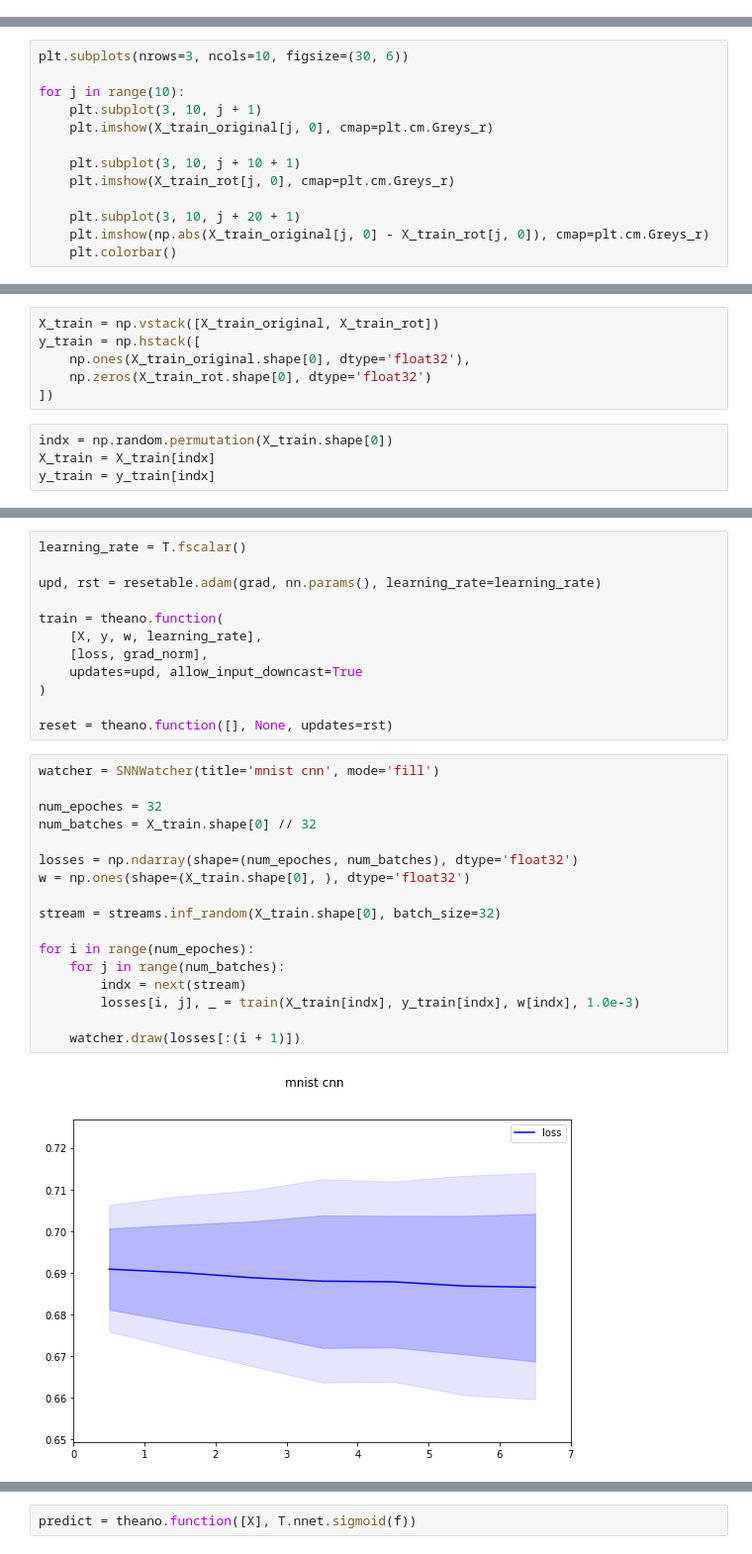
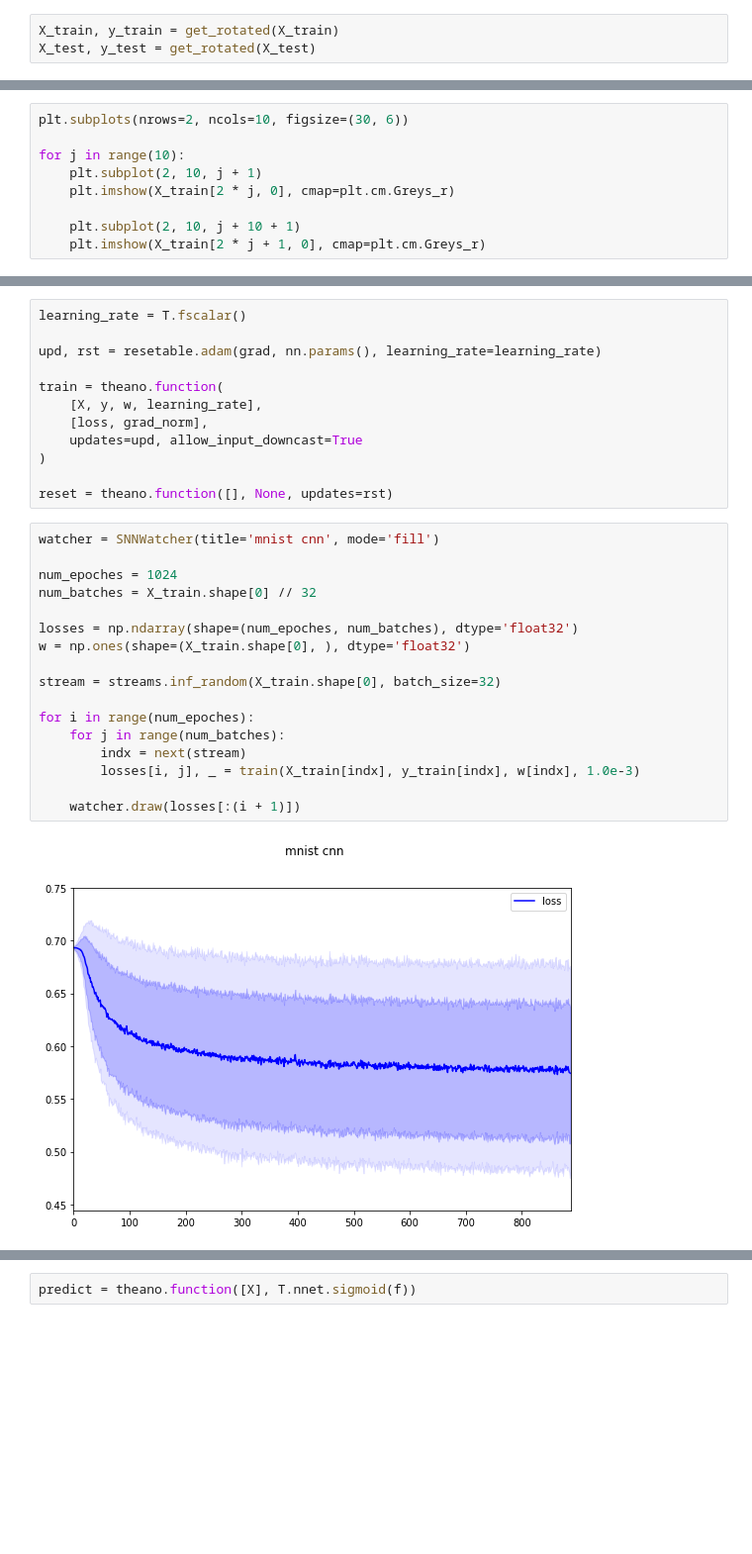
Before and after one commit to HSE-LAMBDA/unlabeled_learning, a Jupyter notebook: MNIST-rotated-CNN.ipynb, the cells around one changed output, grey strips where cells are left out. Shown: that part at 99% size. Drawn from its saved outputs; the diff is of its cells as text; blank space fills up the shorter version.

```diff
--- a/MNIST-rotated-CNN.ipynb
+++ b/MNIST-rotated-CNN.ipynb
@@ -68,0 +60,3 @@ If you're reading this message in another frontend (for example, a static render
+# %%
+X_train, y_train = get_rotated(X_train)
+X_test, y_test = get_rotated(X_test)
@@ -69,14 +76,10 @@ If you're reading this message in another frontend (for example, a static render
 # %%
-plt.subplots(nrows=3, ncols=10, figsize=(30, 6))
+plt.subplots(nrows=2, ncols=10, figsize=(30, 6))
 
 for j in range(10):
-    plt.subplot(3, 10, j + 1)
-    plt.imshow(X_train_original[j, 0], cmap=plt.cm.Greys_r)
+    plt.subplot(2, 10, j + 1)
+    plt.imshow(X_train[2 * j, 0], cmap=plt.cm.Greys_r)
 
-    plt.subplot(3, 10, j + 10 + 1)
-    plt.imshow(X_train_rot[j, 0], cmap=plt.cm.Greys_r)
-
-    plt.subplot(3, 10, j + 20 + 1)
-    plt.imshow(np.abs(X_train_original[j, 0] - X_train_rot[j, 0]), cmap=plt.cm.Greys_r)
-    plt.colorbar()
+    plt.subplot(2, 10, j + 10 + 1)
+    plt.imshow(X_train[2 * j + 1, 0], cmap=plt.cm.Greys_r)
 # %% [output]
@@ -84,10 +86,0 @@ for j in range(10):
-# %%
-X_train = np.vstack([X_train_original, X_train_rot])
-y_train = np.hstack([
-    np.ones(X_train_original.shape[0], dtype='float32'),
-    np.zeros(X_train_rot.shape[0], dtype='float32')
-])
-# %%
-indx = np.random.permutation(X_train.shape[0])
-X_train = X_train[indx]
-y_train = y_train[indx]
@@ -178,20 +165,20 @@ reset = theano.function([], None, updates=rst)
 # %%
 watcher = SNNWatcher(title='mnist cnn', mode='fill')
 
-num_epoches = 32
+num_epoches = 1024
 num_batches = X_train.shape[0] // 32
 
 losses = np.ndarray(shape=(num_epoches, num_batches), dtype='float32')
 w = np.ones(shape=(X_train.shape[0], ), dtype='float32')
 
 stream = streams.inf_random(X_train.shape[0], batch_size=32)
 
 for i in range(num_epoches):
     for j in range(num_batches):
         indx = next(stream)
         losses[i, j], _ = train(X_train[indx], y_train[indx], w[indx], 1.0e-3)
 
     watcher.draw(losses[:(i + 1)])
 # %% [output]
-[figure, old version]
+[figure, new version]
 KeyboardInterrupt:
```
Also changed, not shown: parts of 11 cells of this notebook, 6 other files.
